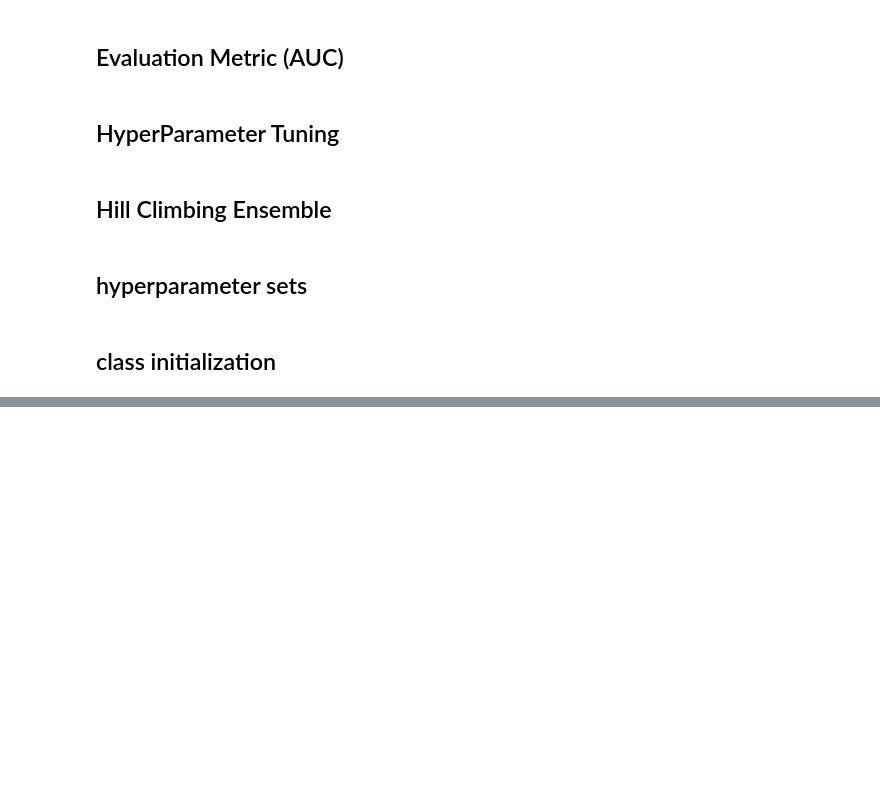
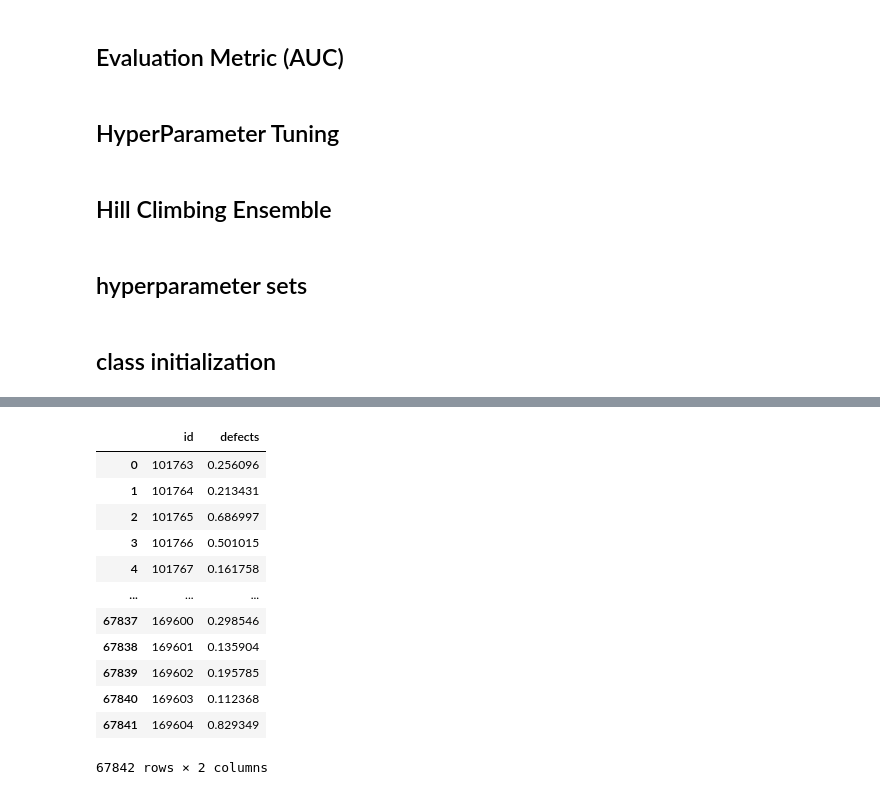
Before and after one commit to sungyongcho/kaggle_playground, a Jupyter notebook: base_final.ipynb, the cells around one changed output, grey strips where cells are left out. Drawn from its saved outputs; the diff is of its cells as text; code cells hidden in the pictures; blank space fills up the shorter version.

```diff
--- a/base_final.ipynb
+++ b/base_final.ipynb
@@ -161,3 +256,6 @@ X_train
+# %%
+X_train = X_train.apply(lambda x: np.log1p(x))
+X_test = X_test.apply(lambda x: np.log1p(x))
 # %% [markdown]
 ## Evaluation Metric (AUC)
 # %%
@@ -292,7 +390,6 @@ lgb_params0 = {
      'device': 'gpu' if torch.cuda.is_available() else 'cpu',
      "colsample_bytree": 0.7,
      'verbose': -1,
-    'min_child_samples': 864,
 }
 
 lgb_params1 = {
@@ -311,7 +408,6 @@ lgb_params1 = {
     'device': 'gpu' if torch.cuda.is_available() else 'cpu',
     'random_state': random_state,
     'verbose': -1,
-    'min_child_samples': 864,
 }
 
 lgb_params2 = {
@@ -330,7 +426,6 @@ lgb_params2 = {
     'device': 'gpu' if torch.cuda.is_available() else 'cpu',
     'random_state': random_state,
     'verbose': -1,
-    'min_child_samples': 864,
 }
 lgb_params3 = {
     'objective': 'binary',
@@ -660,16 +755,14 @@ def train(X_train, y_train, X_test, models, n_folds=10):
 # %%
 # X_train, X_test, y_train = df_train[feat_list], df_test[feat_list], df_train[target]
 # %%
-models_v1 = [
-    LGBMModel(**lgb_params0),
-    LGBMModel(**lgb_params1),
-    LGBMModel(**lgb_params2),
-    XGBModel(**xgb_optuna0),
-    XGBModel(**xgb_params3),
-    XGBModel(**xgb_params6),
-    HistGradientBoostingModel(),
-    CatBoostModel(**cat_params0)
-]
+models_v1 = [XGBModel(**xgb_optuna0),
+             XGBModel(**xgb_params3),
+             XGBModel(**xgb_params6),
+             LGBMModel(**lgb_params0),
+             LGBMModel(**lgb_params1),
+             LGBMModel(**lgb_params2),
+             HistGradientBoostingModel(),
+             CatBoostModel(**cat_params0)]
 # %%
 hill_ens_preds = train(X_train, y_train, X_test, models_v1, n_folds=10)
 # %% [output]
@@ -717,0 +796,16 @@ submission.to_csv('submission.csv', index=False)
+# %%
+submission
+# %% [output]
+|  | id | defects |
+| 0 | 101763 | 0.256096 |
+| 1 | 101764 | 0.213431 |
+| 2 | 101765 | 0.686997 |
+| 3 | 101766 | 0.501015 |
+| 4 | 101767 | 0.161758 |
+| ... | ... | ... |
+| 67837 | 169600 | 0.298546 |
+| 67838 | 169601 | 0.135904 |
+| 67839 | 169602 | 0.195785 |
+| 67840 | 169603 | 0.112368 |
+| 67841 | 169604 | 0.829349 |
+67842 rows × 2 columns
```
Also changed, not shown: parts of 20 cells of this notebook, 9 other files.
